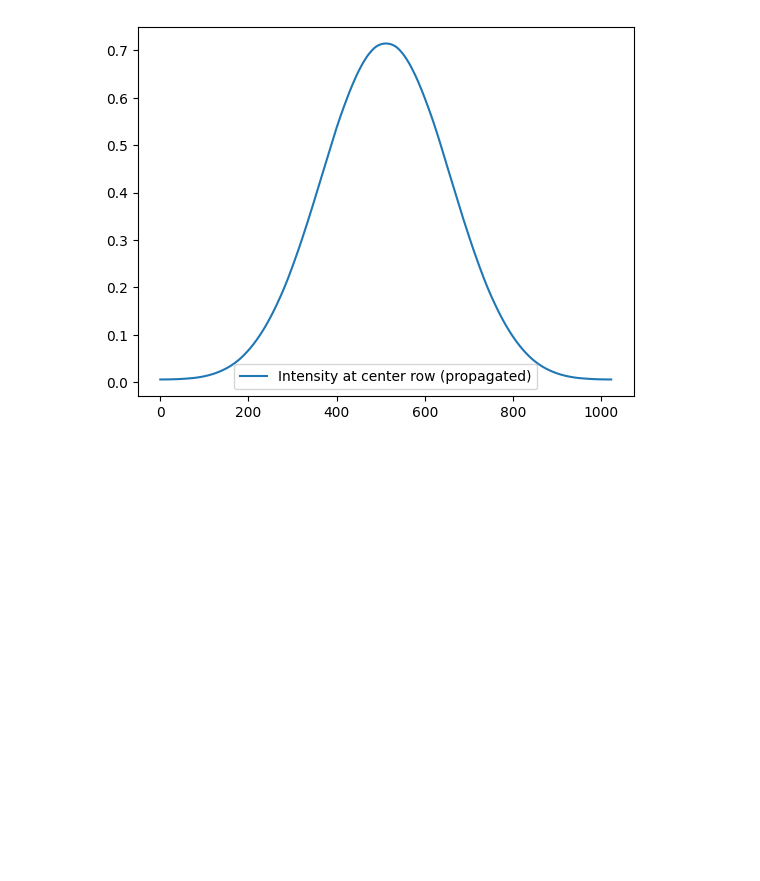
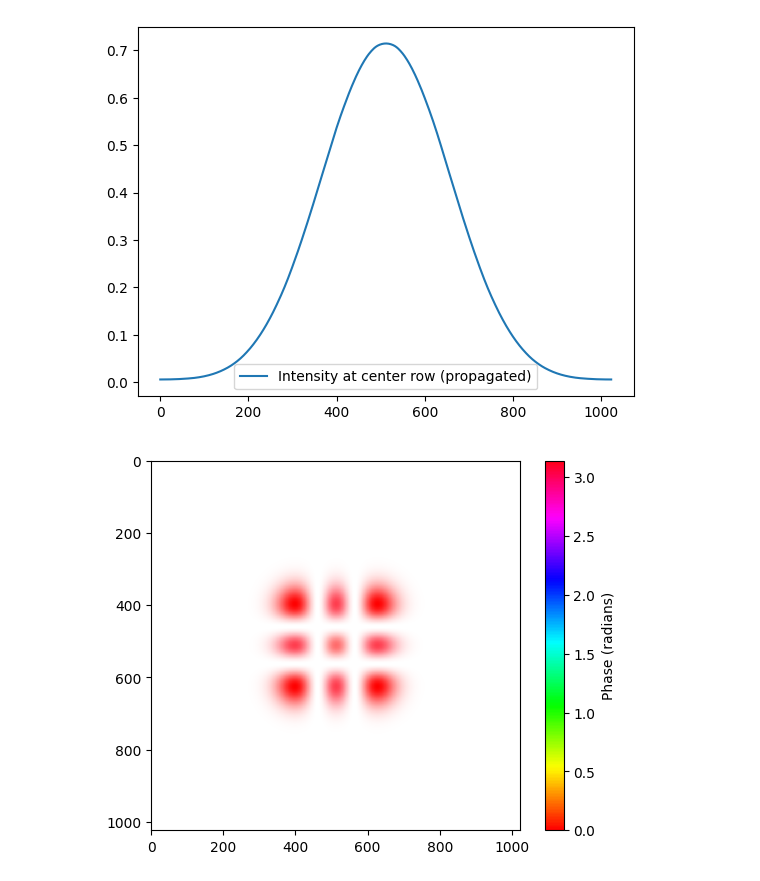
Before and after one commit to JohnWallis01/LightConverterCPP, a Jupyter notebook: console.ipynb, the cells around one changed output. Saved outputs shown, nothing was run; the diff lists cells and outputs as text; code cells hidden in the pictures; blank space fills up the shorter version.

```diff
--- a/console.ipynb
+++ b/console.ipynb
@@ -99,3 +99,25 @@ ratio 1.0000000095495645
 [figure]
 [figure]
 [figure]
+# %%
+import numpy as np
+import matplotlib.pyplot as plt
+def Plot_Field(optical_field):
+    intensity = np.abs(optical_field)**2
+    phase = np.angle(optical_field)
+
+    #on one plot colour code based on the phase but brightness is determined by intesnity
+    plt.figure()
+    plt.imshow(phase, cmap='hsv', interpolation='nearest', alpha=intensity/np.max(intensity))
+    plt.colorbar(label='Phase (radians)')
+    # #turn off axis
+    # plt.axis('off')
+
+N = 1024
+re_data = np.loadtxt('output_real.txt', delimiter=',')
+im_data = np.loadtxt('output_imag.txt', delimiter=',')
+data = re_data + 1j * im_data
+data = np.reshape(data, (N, N))
+Plot_Field(data)
+# %% [output]
+[figure, added]
```
Also changed, not shown: 1 other file.
